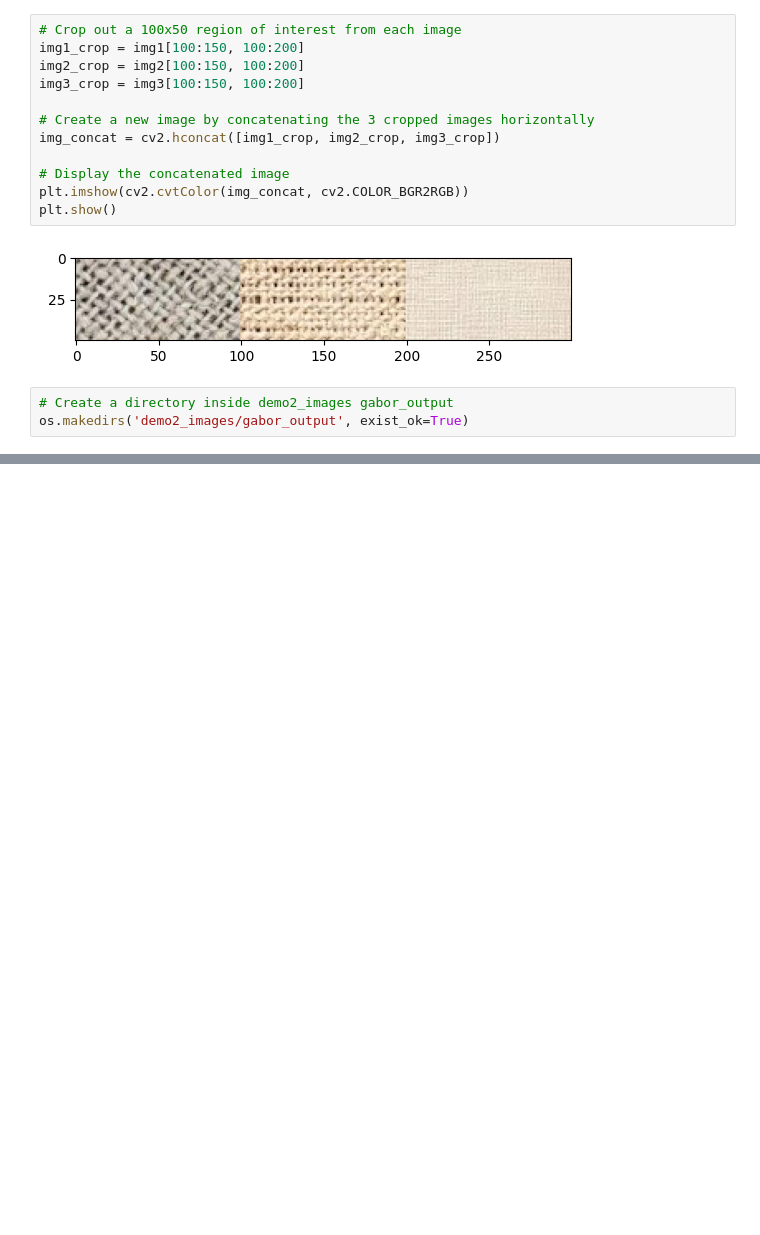
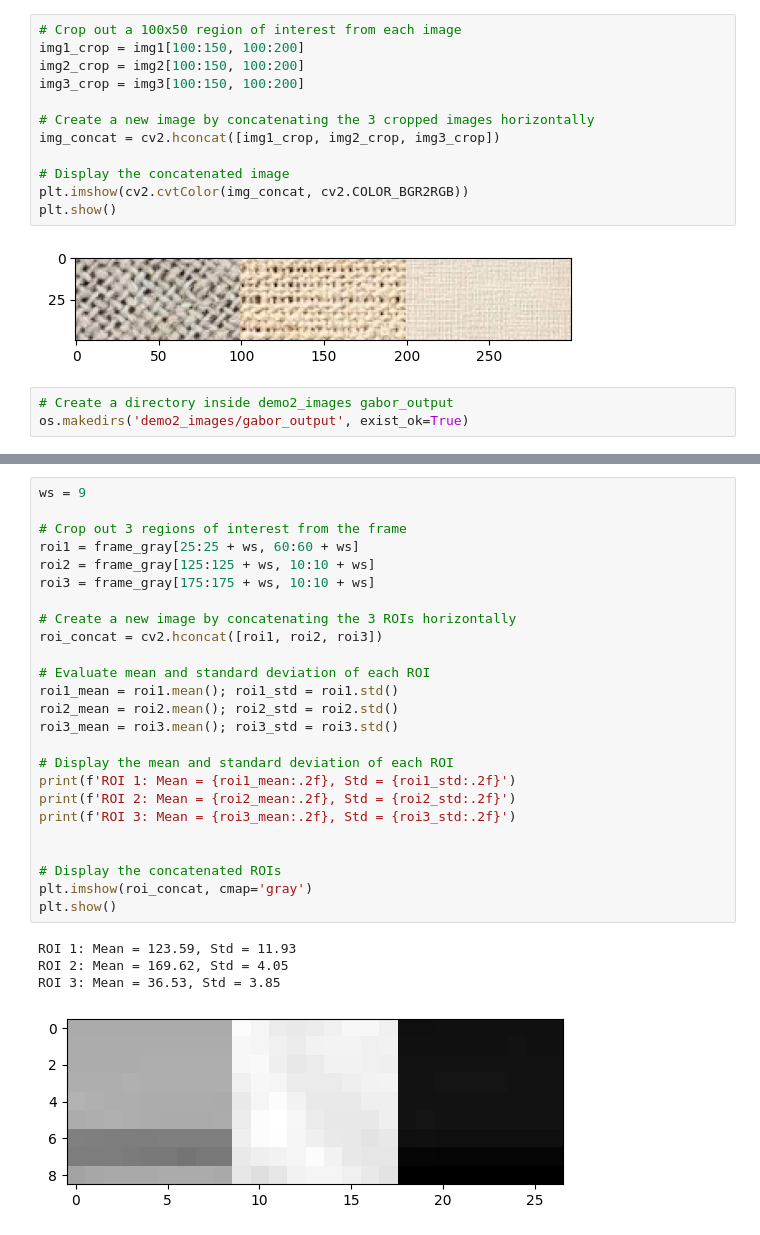
Before and after one commit to tharaka2337/ETM4272, a Jupyter notebook: b5_demos_2.ipynb, the cells around one changed output, grey strips where cells are left out. Drawn from its saved outputs; the diff is of its cells as text; blank space fills up the shorter version.

```diff
--- a/b5_demos_2.ipynb
+++ b/b5_demos_2.ipynb
@@ -72,0 +158,30 @@ kernel = cv2.getGaborKernel((11, 11), 3, np.pi/4, np.pi/4, 0.5, 0, ktype=cv2.CV_
+# %%
+ws = 9
+
+# Crop out 3 regions of interest from the frame
+roi1 = frame_gray[25:25 + ws, 60:60 + ws]
+roi2 = frame_gray[125:125 + ws, 10:10 + ws]
+roi3 = frame_gray[175:175 + ws, 10:10 + ws]
+
+# Create a new image by concatenating the 3 ROIs horizontally
+roi_concat = cv2.hconcat([roi1, roi2, roi3])
+
+# Evaluate mean and standard deviation of each ROI
+roi1_mean = roi1.mean(); roi1_std = roi1.std()
+roi2_mean = roi2.mean(); roi2_std = roi2.std()
+roi3_mean = roi3.mean(); roi3_std = roi3.std()
+
+# Display the mean and standard deviation of each ROI
+print(f'ROI 1: Mean = {roi1_mean:.2f}, Std = {roi1_std:.2f}')
+print(f'ROI 2: Mean = {roi2_mean:.2f}, Std = {roi2_std:.2f}')
+print(f'ROI 3: Mean = {roi3_mean:.2f}, Std = {roi3_std:.2f}')
+
+
+# Display the concatenated ROIs
+plt.imshow(roi_concat, cmap='gray')
+plt.show()
+# %% [output]
+ROI 1: Mean = 123.59, Std = 11.93
+ROI 2: Mean = 169.62, Std = 4.05
+ROI 3: Mean = 36.53, Std = 3.85
+[figure, added]
```
Also changed, not shown: parts of 10 cells of this notebook.
